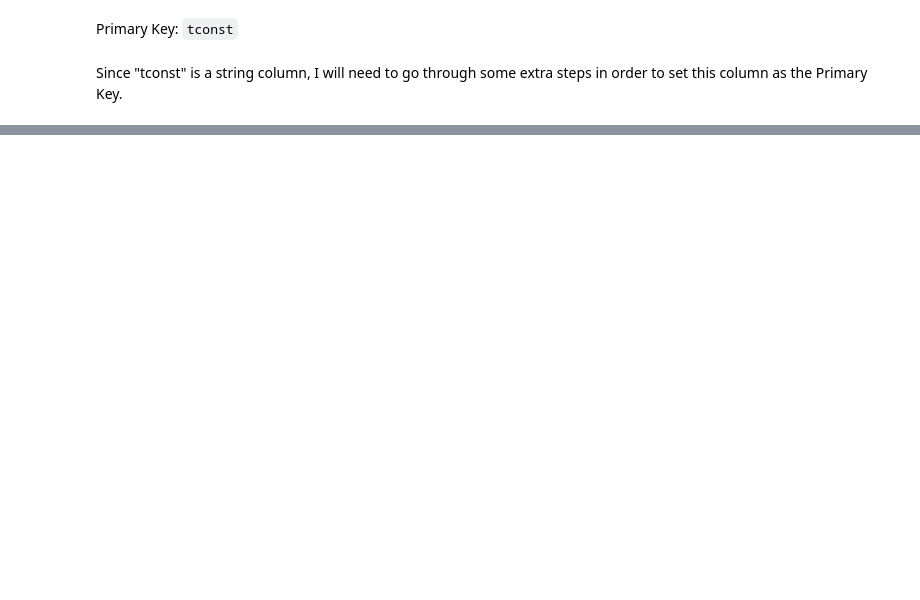
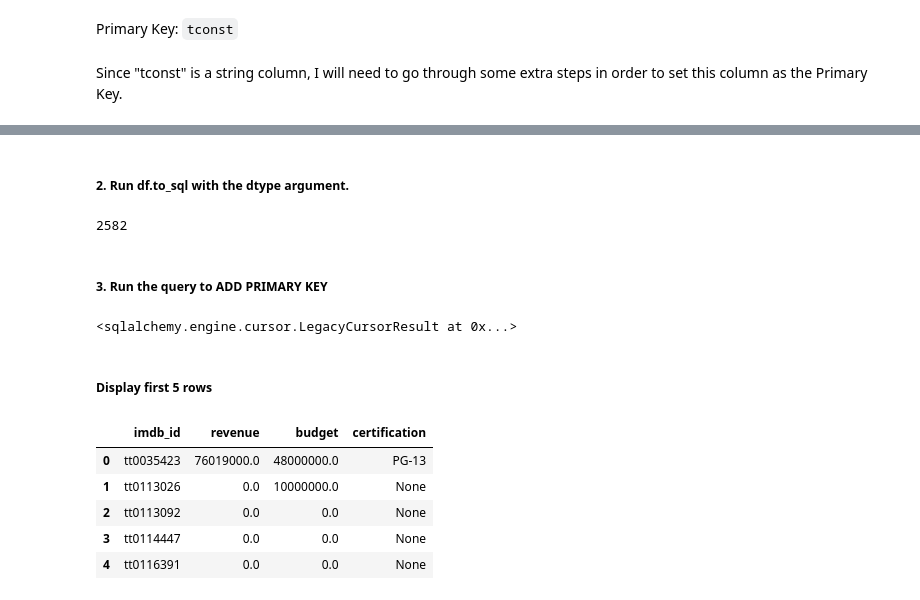
Before and after one commit to ericakitano/Project-3---Movies, a Jupyter notebook: Part 3 - Construct MySQL database .ipynb, the cells around one changed output, grey strips where cells are left out. Cells and saved outputs as stored; diff of their text form; code cells hidden in the pictures; blank space fills up the shorter version.

```diff
--- a/Part 3 - Construct MySQL database .ipynb
+++ b/Part 3 - Construct MySQL database .ipynb
@@ -453,0 +761,3 @@ Since "tconst" is a string column, I will need to go through some extra steps in
+# %%
+#drop rows with imdb_id == 0
+tmdb_data = tmdb_data[tmdb_data['imdb_id']!='0']
@@ -453,0 +785,2 @@ Since "tconst" is a string column, I will need to go through some extra steps in
+# %%
+tmdb_data = tmdb_data[['imdb_id', 'revenue','budget','certification']]
@@ -453,0 +813,30 @@ Since "tconst" is a string column, I will need to go through some extra steps in
+# %% [markdown]
+##### 2. Run df.to_sql with the dtype argument.
+# %%
+# Save to sql with dtype and index=False
+tmdb_data.to_sql('tmdb_data',engine,dtype=df_schema_tmdb,if_exists='replace',index=False)
+# %% [output]
+2582
+# %% [markdown]
+##### 3. Run the query to ADD PRIMARY KEY
+# %%
+engine.execute('ALTER TABLE tmdb_data ADD PRIMARY KEY (`imdb_id`);')
+# %% [output]
+<sqlalchemy.engine.cursor.LegacyCursorResult at 0x...>
+# %% [markdown]
+##### Display first 5 rows
+# %%
+# Disply first 5 rows of the table
+q = """
+SELECT *
+FROM tmdb_data
+LIMIT 5; """
+
+pd.read_sql(q, engine)
+# %% [output]
+|  | imdb_id | revenue | budget | certification |
+| 0 | tt0035423 | 76019000.0 | 48000000.0 | PG-13 |
+| 1 | tt0113026 | 0.0 | 10000000.0 | None |
+| 2 | tt0113092 | 0.0 | 0.0 | None |
+| 3 | tt0114447 | 0.0 | 0.0 | None |
+| 4 | tt0116391 | 0.0 | 0.0 | None |
```
Also changed, not shown: parts of 77 cells of this notebook, 3 other files.
